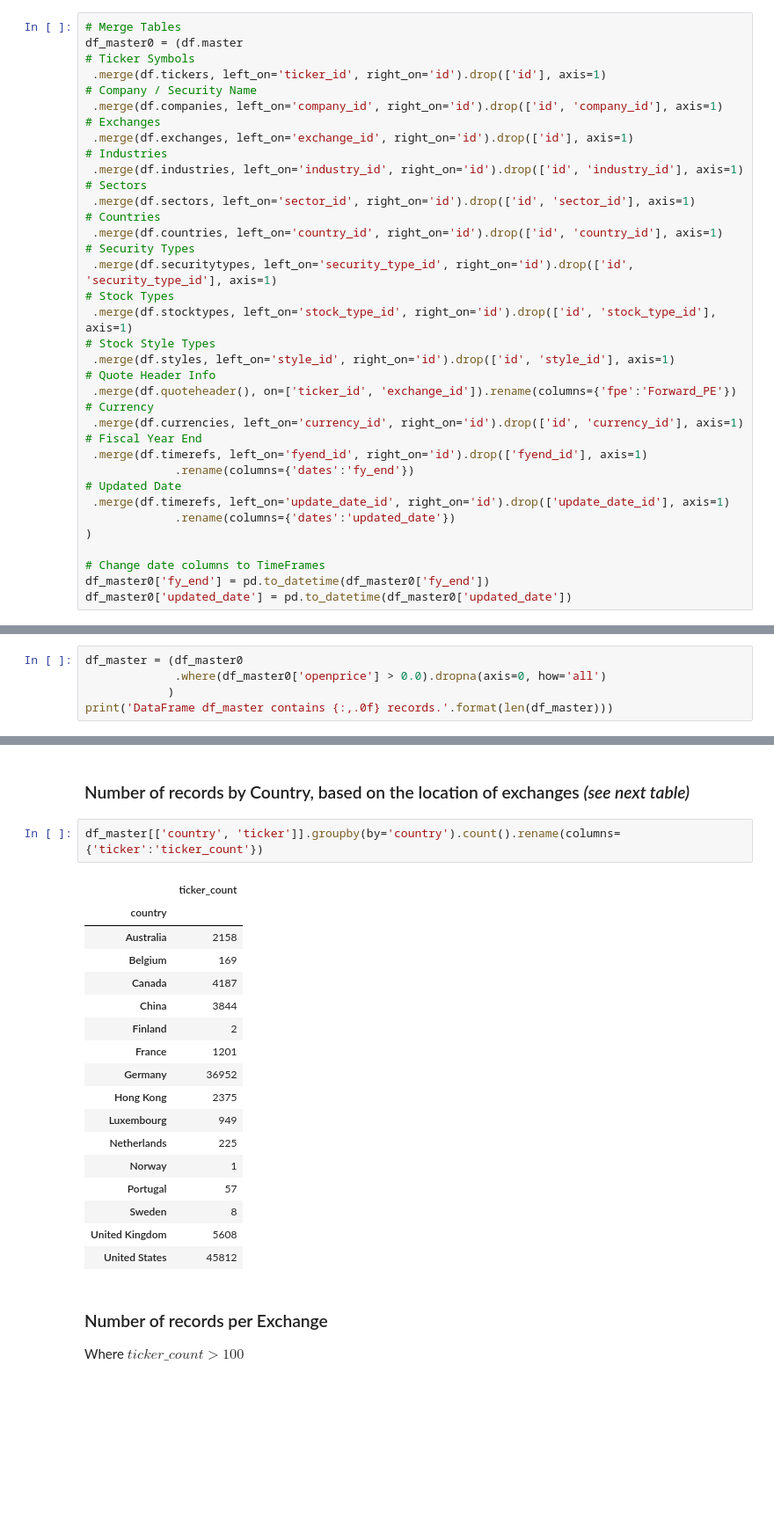
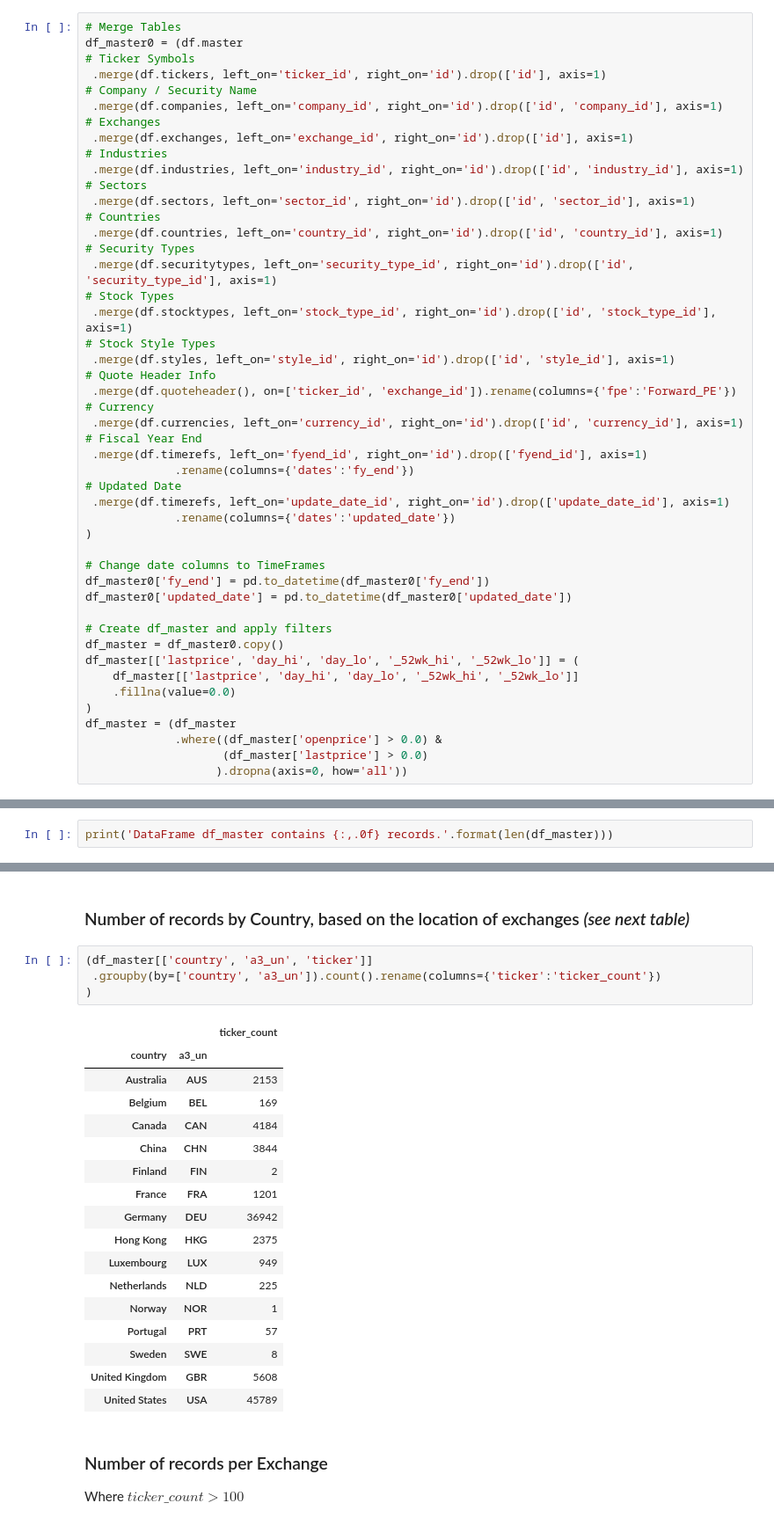
Before and after one commit to caiobran/mstables, a Jupyter notebook: data_overview.ipynb, the cells around one changed output, grey strips where cells are left out. Shown at 88% size. Cells and saved outputs as stored; diff of their text form; blank space fills up the shorter version.

```diff
--- a/data_overview.ipynb
+++ b/data_overview.ipynb
@@ -94,4 +97,15 @@ df_master0 = (df.master
 # Change date columns to TimeFrames
 df_master0['fy_end'] = pd.to_datetime(df_master0['fy_end'])
 df_master0['updated_date'] = pd.to_datetime(df_master0['updated_date'])
+
+# Create df_master and apply filters
+df_master = df_master0.copy()
+df_master[['lastprice', 'day_hi', 'day_lo', '_52wk_hi', '_52wk_lo']] = (
+    df_master[['lastprice', 'day_hi', 'day_lo', '_52wk_hi', '_52wk_lo']]
+    .fillna(value=0.0)
+)
+df_master = (df_master
+             .where((df_master['openprice'] > 0.0) &
+                    (df_master['lastprice'] > 0.0)
+                   ).dropna(axis=0, how='all'))
 # %%
@@ -758,6 +792,3 @@ DataFrame df_master0 contains 112,157 records.
 # %%
-df_master = (df_master0
-             .where(df_master0['openprice'] > 0.0).dropna(axis=0, how='all')
-            )
 print('DataFrame df_master contains {:,.0f} records.'.format(len(df_master)))
 # %% [output]
@@ -792,25 +817,27 @@ The values indicate the number of records updated on each date.
 # %% [markdown]
 ### Number of records by Country, based on the location of exchanges *(see next table)*
 # %%
-df_master[['country', 'ticker']].groupby(by='country').count().rename(columns={'ticker':'ticker_count'})
+(df_master[['country', 'a3_un', 'ticker']]
+ .groupby(by=['country', 'a3_un']).count().rename(columns={'ticker':'ticker_count'})
+)
 # %% [output]
-|  | ticker_count |
-| country |  |
-| Australia | 2158 |
-| Belgium | 169 |
-| Canada | 4187 |
-| China | 3844 |
-| Finland | 2 |
-| France | 1201 |
-| Germany | 36952 |
-| Hong Kong | 2375 |
-| Luxembourg | 949 |
-| Netherlands | 225 |
-| Norway | 1 |
-| Portugal | 57 |
-| Sweden | 8 |
-| United Kingdom | 5608 |
-| United States | 45812 |
+|  |  | ticker_count |
+| country | a3_un |  |
+| Australia | AUS | 2153 |
+| Belgium | BEL | 169 |
+| Canada | CAN | 4184 |
+| China | CHN | 3844 |
+| Finland | FIN | 2 |
+| France | FRA | 1201 |
+| Germany | DEU | 36942 |
+| Hong Kong | HKG | 2375 |
+| Luxembourg | LUX | 949 |
+| Netherlands | NLD | 225 |
+| Norway | NOR | 1 |
+| Portugal | PRT | 57 |
+| Sweden | SWE | 8 |
+| United Kingdom | GBR | 5608 |
+| United States | USA | 45789 |
 # %% [markdown]
 ### Number of records per Exchange
 Where $ticker\_count > 100$
```
Also changed, not shown: parts of 64 cells of this notebook, 4 other files.
